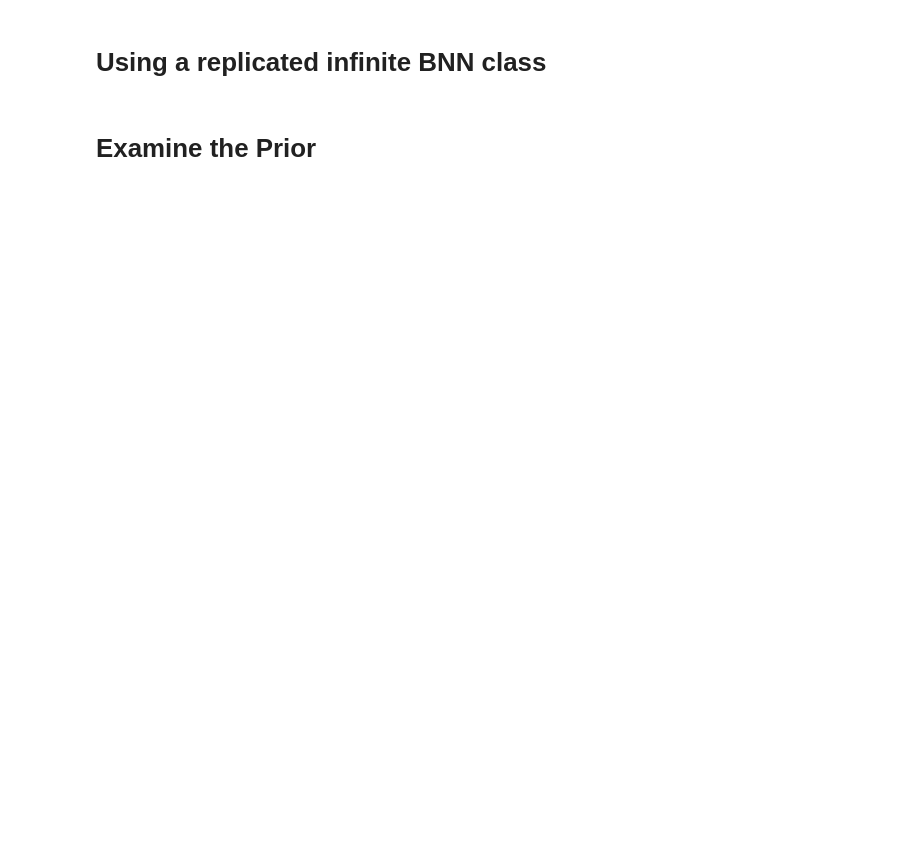
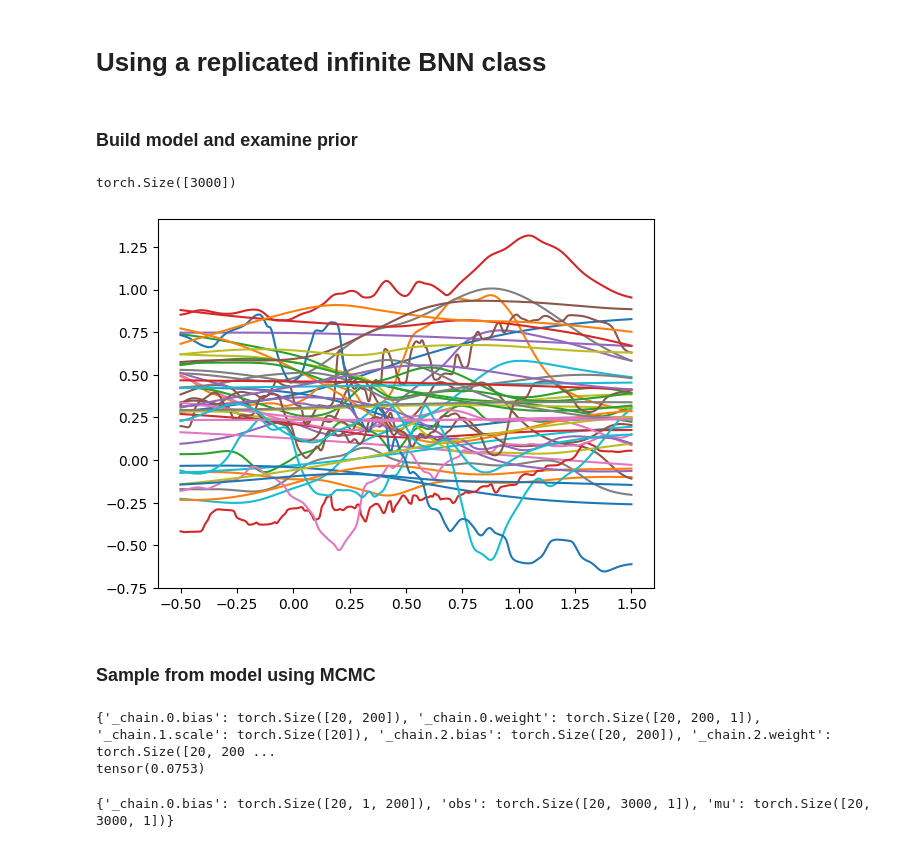
Before and after one commit to NatLabRockies/mmbo, a Jupyter notebook: notebooks/pyro-test.ipynb, the cells around one changed output. Saved outputs shown, nothing was run; the diff lists cells and outputs as text; code cells hidden in the pictures; blank space fills up the shorter version.

Commit message:
Added option to impose bias ordering constraint
Added OrderedNormal distribution
Added option to apply as bias prior
Fixed issues with variational inference in forward()

```diff
--- a/notebooks/pyro-test.ipynb
+++ b/notebooks/pyro-test.ipynb
@@ -189,9 +187,43 @@ torch.Size([50, 10, 1])
 # %% [markdown]
 # Using a replicated infinite BNN class
+# %% [markdown]
+### Build model and examine prior
 # %%
 from mmbo.nn import TIBNN
 # %%
 x_train2 = x_train.reshape((*x_train.shape, 1))
 y_train2 = y_train.reshape((*y_train.shape, 1))
 x_test2 = x_test.reshape((*x_test.shape, 1))
+# %%
+# define model and data
+bias_ordering = True
+
+model = TIBNN.from_data(x_train2, y_train2, width=200, depth=2, bias_ordering=bias_ordering)
+# %%
+x_test2.shape[:-1]
+# %% [output]
+torch.Size([3000])
+# %%
+num_plot = 50
+#width = 100
+#depth = 3
+
+pltpoints = 1000
+
+###########################
+
+fig, axs = plt.subplots()
+
+
+x = x_test2
+
+#model = TIBNN(n_feat=1, n_out=1, width=width, depth=depth)
+
+for _ in range(num_plot):
+    y = model(x)
+    axs.plot(x.flatten(), y.flatten())
+# %% [output]
+[figure, added]
+# %% [markdown]
+### Sample from model using MCMC
 # %%
@@ -204,7 +235,16 @@ mcmc = MCMC(nuts_kernel, num_samples=50,    warmup_steps=50)
 mcmc.run(x_train2, y_train2)
 # %%
 print({k:mcmc.get_samples()[k].shape for k in mcmc.get_samples().keys()})
-mcmc.get_samples()['sigma'].mean()
+print(mcmc.get_samples()['sigma'].mean())
+# %% [output]
+{'_chain.0.bias': torch.Size([20, 200]), '_chain.0.weight': torch.Size([20, 200, 1]), '_chain.1.scale': torch.Size([20]), '_chain.2.bias': torch.Size([20, 200]), '_chain.2.weight': torch.Size([20, 200 ...
+tensor(0.0753)
+# %%
+predictive = Predictive(model=model, posterior_samples=mcmc.get_samples(), return_sites=["obs","mu","_chain.0.bias"])
+preds = predictive(x_test2)
+print({k:preds[k].shape for k in preds})
+# %% [output]
+{'_chain.0.bias': torch.Size([20, 1, 200]), 'obs': torch.Size([20, 3000, 1]), 'mu': torch.Size([20, 3000, 1])}
 # %%
 def plot_predictions2(preds):
     y_pred = preds['mu'].squeeze().T.detach().numpy().mean(axis=1)
@@ -236,2 +267,0 @@ plot_predictions2(preds)
-# %% [markdown]
-# Examine the Prior
```
Also changed, not shown: parts of 27 cells of this notebook, 3 other files.
